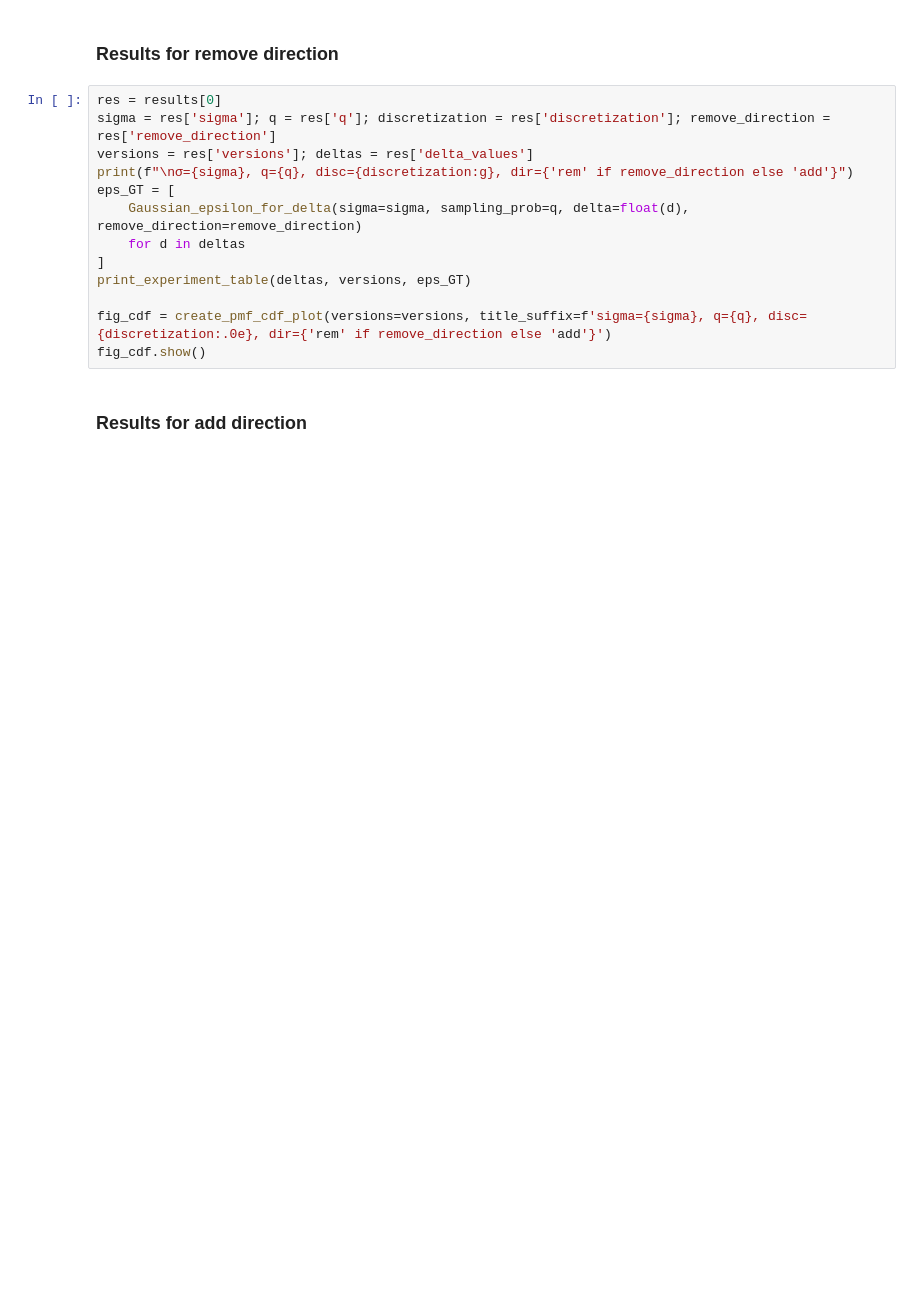
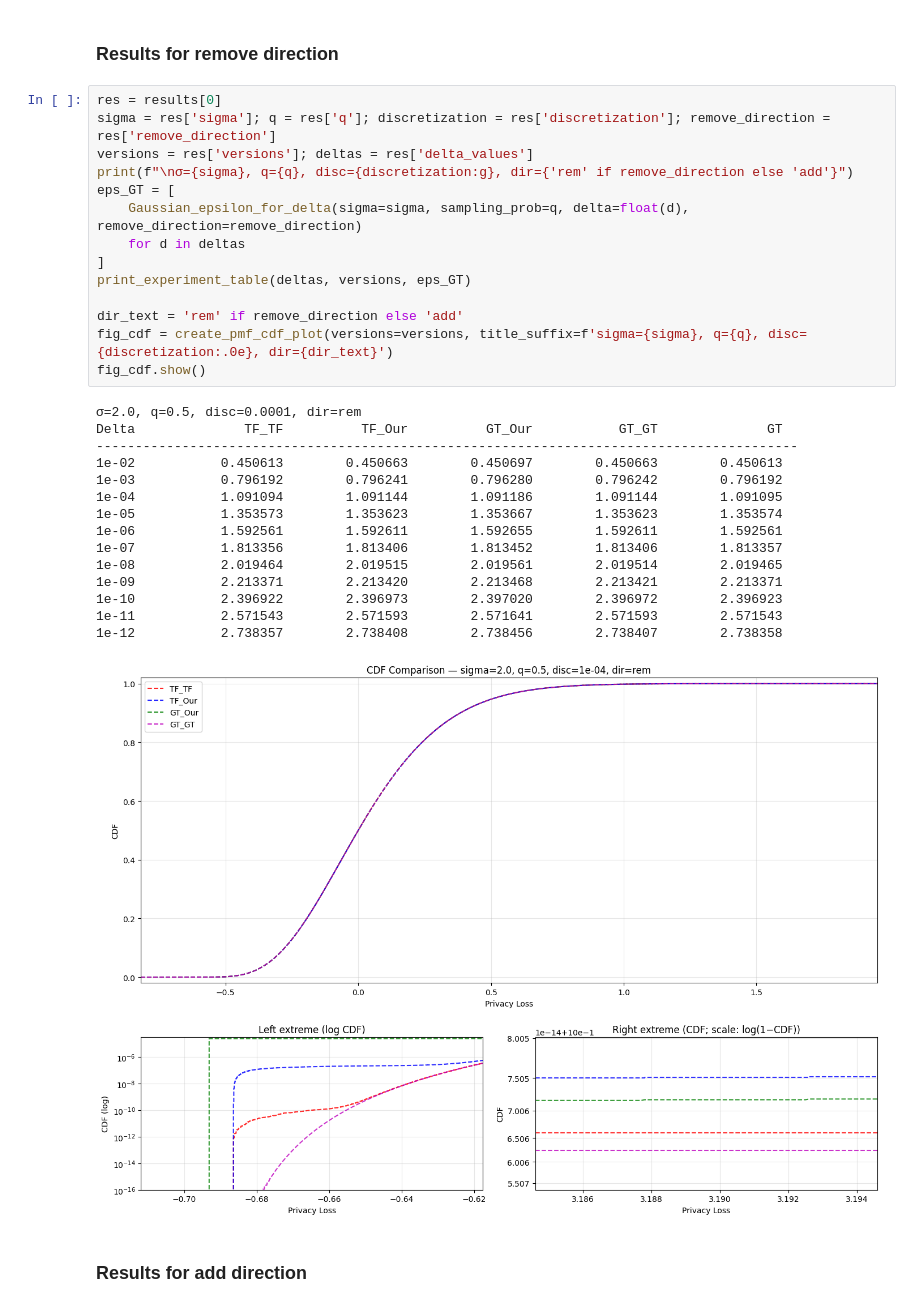
Before and after one commit to moshenfeld/PLD_subsampling, a Jupyter notebook: PLD_subsampling/example.ipynb, the cells around one changed output. Cells and saved outputs as stored; diff of their text form; blank space fills up the shorter version.

```diff
--- a/PLD_subsampling/example.ipynb
+++ b/PLD_subsampling/example.ipynb
@@ -51,16 +71,33 @@ results = run_multiple_experiments(discretizations, q_values, sigma_values, remo
 # %%
 res = results[0]
 sigma = res['sigma']; q = res['q']; discretization = res['discretization']; remove_direction = res['remove_direction']
 versions = res['versions']; deltas = res['delta_values']
 print(f"\nσ={sigma}, q={q}, disc={discretization:g}, dir={'rem' if remove_direction else 'add'}")
 eps_GT = [
     Gaussian_epsilon_for_delta(sigma=sigma, sampling_prob=q, delta=float(d), remove_direction=remove_direction)
     for d in deltas
 ]
 print_experiment_table(deltas, versions, eps_GT)
 
-fig_cdf = create_pmf_cdf_plot(versions=versions, title_suffix=f'sigma={sigma}, q={q}, disc={discretization:.0e}, dir={'rem' if remove_direction else 'add'}')
+dir_text = 'rem' if remove_direction else 'add'
+fig_cdf = create_pmf_cdf_plot(versions=versions, title_suffix=f'sigma={sigma}, q={q}, disc={discretization:.0e}, dir={dir_text}')
 fig_cdf.show()
+# %% [output]
+σ=2.0, q=0.5, disc=0.0001, dir=rem
+Delta              TF_TF          TF_Our          GT_Our           GT_GT              GT
+------------------------------------------------------------------------------------------
+1e-02           0.450613        0.450663        0.450697        0.450663        0.450613
+1e-03           0.796192        0.796241        0.796280        0.796242        0.796192
+1e-04           1.091094        1.091144        1.091186        1.091144        1.091095
+1e-05           1.353573        1.353623        1.353667        1.353623        1.353574
+1e-06           1.592561        1.592611        1.592655        1.592611        1.592561
+1e-07           1.813356        1.813406        1.813452        1.813406        1.813357
+1e-08           2.019464        2.019515        2.019561        2.019514        2.019465
+1e-09           2.213371        2.213420        2.213468        2.213421        2.213371
+1e-10           2.396922        2.396973        2.397020        2.396972        2.396923
+1e-11           2.571543        2.571593        2.571641        2.571593        2.571543
+1e-12           2.738357        2.738408        2.738456        2.738407        2.738358
+[figure, added]
 # %% [markdown]
 ### Results for add direction
 # %%
```
Also changed, not shown: parts of 8 cells of this notebook, 8 other files.
